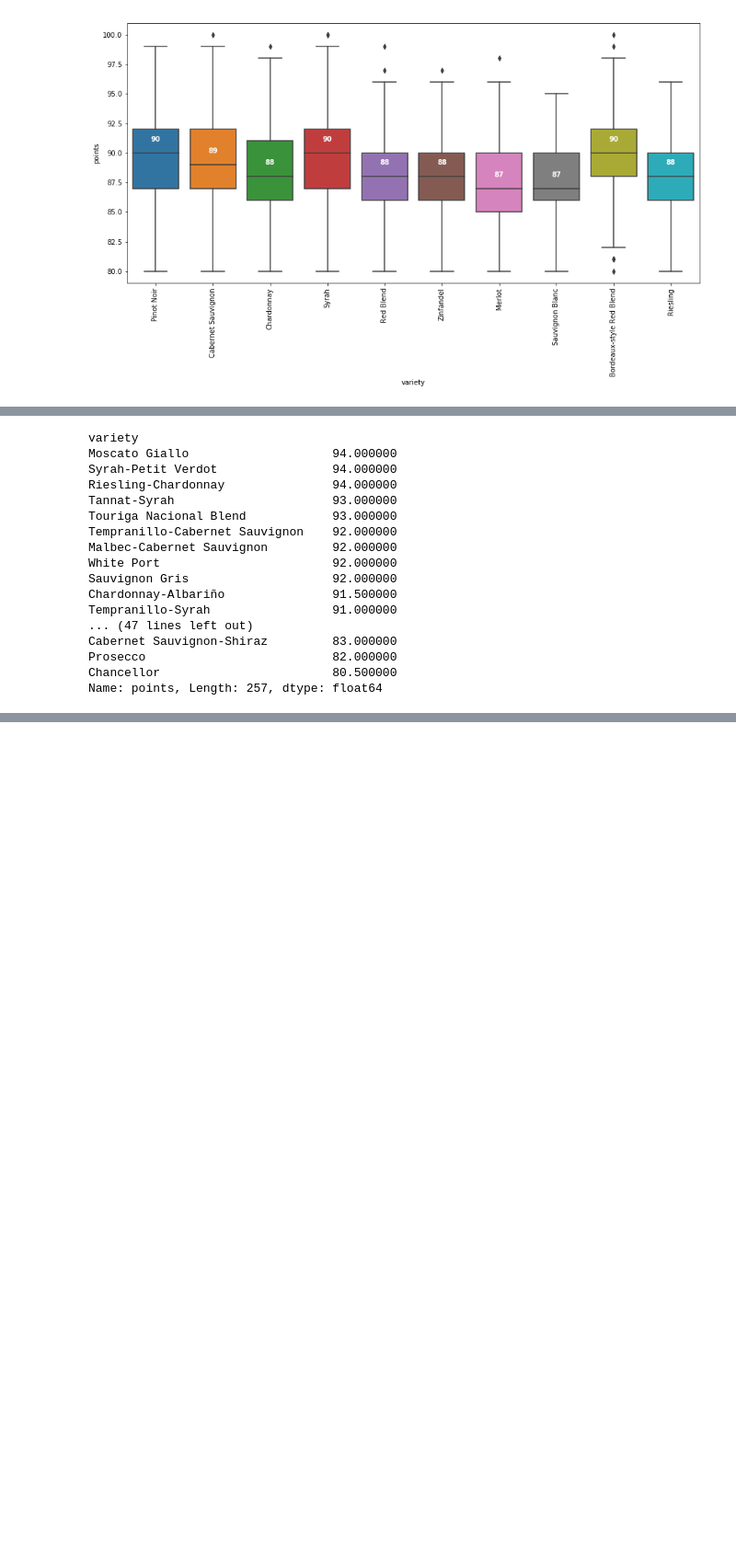
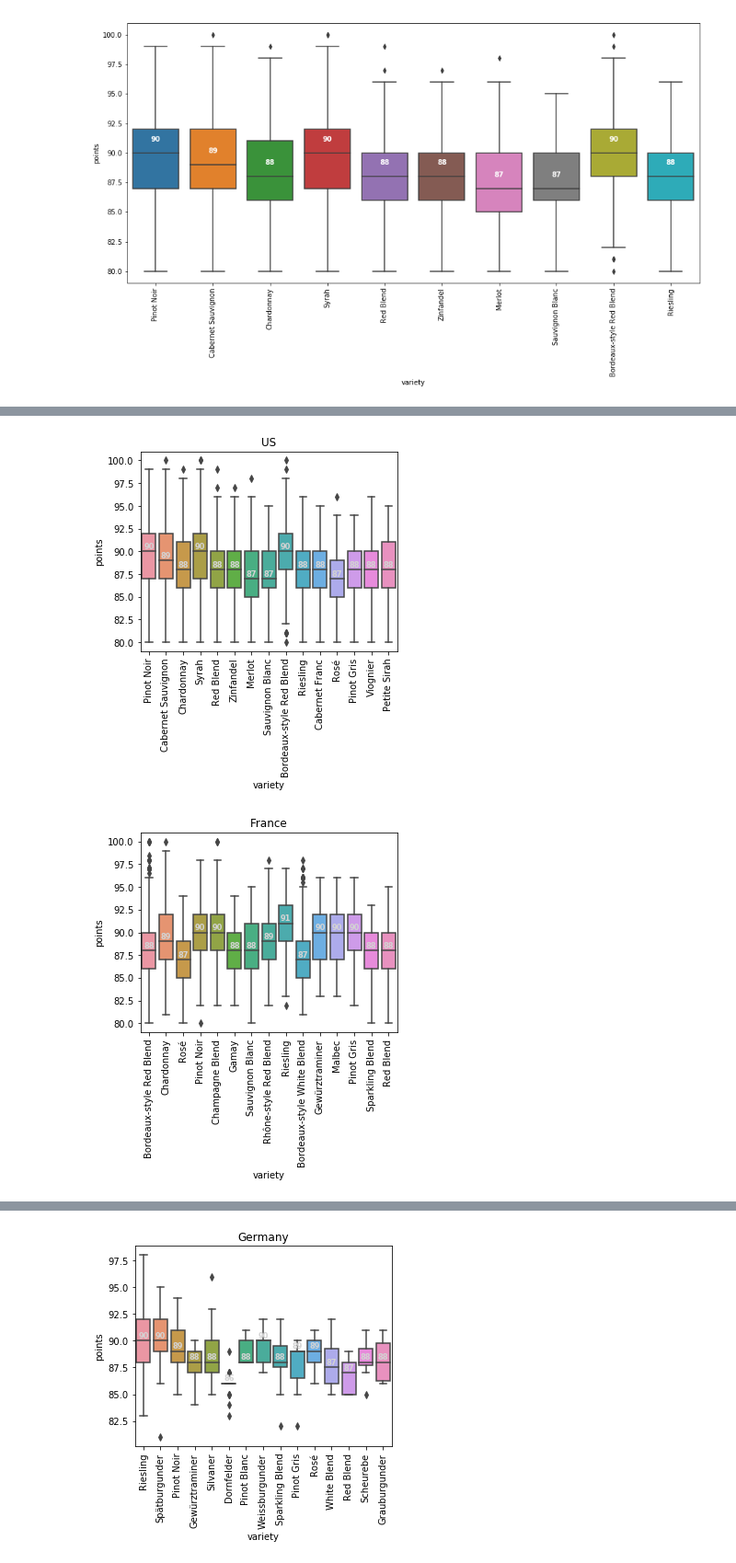
Before and after one commit to lenuel/Wine-Analysis, a Jupyter notebook: wine-analysis.ipynb, the cells around one changed output, grey strips where cells are left out. Shown: that part at 92% size. Saved outputs shown, nothing was run; the diff lists cells and outputs as text; code cells hidden in the pictures; blank space fills up the shorter version.

```diff
--- a/wine-analysis.ipynb
+++ b/wine-analysis.ipynb
@@ -171,8 +171,8 @@ Fist question that I am interested in:
 
 **1. What countries are the major producers of the wine and what sorts of wine have the best rating in those countries?**
 # %%
-countries = wine_groupped['country'].value_counts(ascending=False)
-countries
+countries_wine_counts = wine_groupped['country'].value_counts(ascending=False)
+countries_wine_counts
 # %% [output]
 US                        50012
 France                    15817
@@ -194,11 +194,11 @@ Name: country, dtype: int64
 # %% [markdown]
 We will create barplot of major wine producers that produce more than 1000 different wines
 # %%
-countries[:12].plot(kind='bar')
+countries_wine_counts[:12].plot(kind='bar')
 plt.title("Major wine producers")
 plt.ylabel("Number of wines")
 plt.xlabel("Country")
-major_countries = countries[:12].index
+major_countries = countries_wine_counts[:12].index
 print(major_countries)
 # %% [output]
 Index(['US', 'France', 'Italy', 'Spain', 'Portugal', 'Chile', 'Argentina',
@@ -294,20 +273,34 @@ Name: points, Length: 1587, dtype: float64
-# %%
-country_variety2['US'].sort_values(ascending=False)
-# %% [output]
-variety
-Moscato Giallo                    94.000000
-Syrah-Petit Verdot                94.000000
-Riesling-Chardonnay               94.000000
-Tannat-Syrah                      93.000000
-Touriga Nacional Blend            93.000000
-Tempranillo-Cabernet Sauvignon    92.000000
-Malbec-Cabernet Sauvignon         92.000000
-White Port                        92.000000
-Sauvignon Gris                    92.000000
-Chardonnay-Albariño               91.500000
-Tempranillo-Syrah                 91.000000
-... (47 lines left out)
-Cabernet Sauvignon-Shiraz         83.000000
-Prosecco                          82.000000
-Chancellor                        80.500000
-Name: points, Length: 257, dtype: float64
+# %%
+#Create function that will determine 10 top wine varieties for a given country
+#and plot boxplot diagram of median points for these 10 varieties
+
+def top_ten_varieties(df, country):
+    country_data = df.loc[country_variety_counts['country']==country][:10]
+    return country_data['variety'].values
+
+def create_points_boxplot(df, country, n_varieties=10):
+    country_data = country_variety_counts.loc[country_variety_counts['country']==country][:n_varieties]
+    variety_list = country_data['variety'].values
+    df = df[df['variety'].isin(variety_list)][df['country']==country]
+
+    fig, ax = plt.subplots(figsize = (5,4))
+    chart = sns.boxplot(x='variety',y='points', data=df, ax = ax, order=variety_list)
+
+    medians = country_data['points'].values
+    median_labels = [str(int(s)) for s in medians]
+
+    pos = range(len(medians))
+    for tick,label in zip(pos,ax.get_xticklabels()):
+        ax.text(pos[tick], medians[tick] + 0.3, median_labels[tick],
+                horizontalalignment='center', size='small', color='lightgrey', weight='semibold')
+    plt.xticks(rotation = 90)
+    plt.title(country)
+    plt.show()
+# %%
+import warnings
+warnings.filterwarnings('ignore')
+for country in major_countries:
+    create_points_boxplot(wine_groupped, country, 15)
+# %% [output]
+[figure, added]
+[figure, added]
@@ -313,0 +314 @@ Name: points, Length: 257, dtype: float64
+[figure, added]
```
Also changed, not shown: parts of 3 cells of this notebook.
